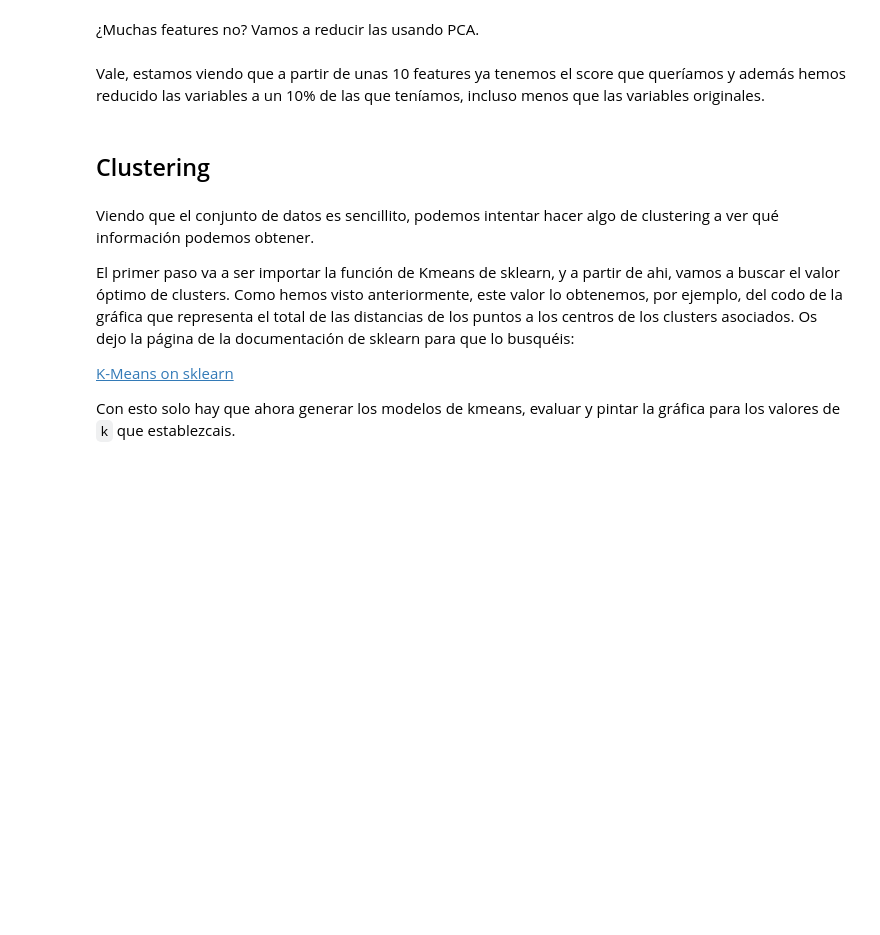
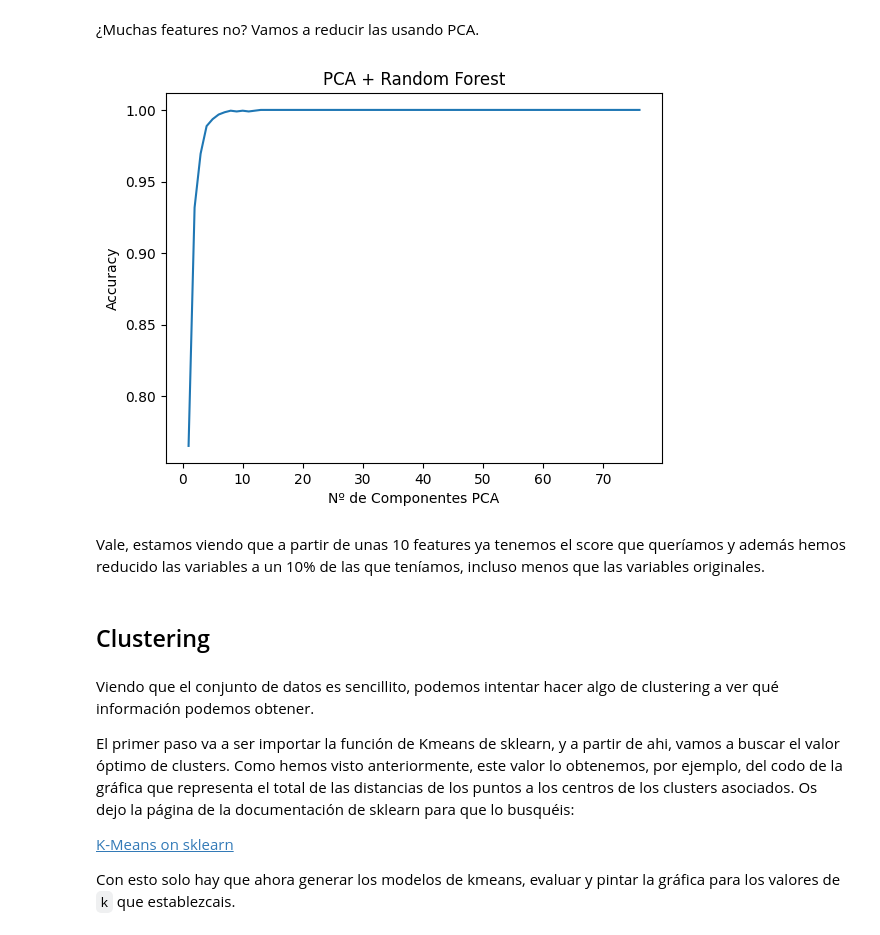
Before and after one commit to merkandez/aprendizaje_no_supervisado, a Jupyter notebook: workshop-clustering-pca.ipynb, the cells around one changed output. Saved outputs shown, nothing was run; the diff lists cells and outputs as text; code cells hidden in the pictures; blank space fills up the shorter version.

```diff
--- a/workshop-clustering-pca.ipynb
+++ b/workshop-clustering-pca.ipynb
@@ -77,6 +181,12 @@ Parece que está bastante separadito, parece que a ojo mucho se puede ver :)
 Igualmente, vamos a entrenar un clasificador a ver qué tal lo hace antes de editar más
 # %%
 from sklearn.ensemble import RandomForestClassifier
+from sklearn.metrics import accuracy_score
+
+rf = RandomForestClassifier(n_estimators=100, random_state=42)
+rf.fit(X_train, y_train)
+y_pred = rf.predict(X_test)
+accuracy_score(y_test, y_pred)
 
 # 1. Definir el clasificador y el número de estimadores
 # 2. Entrenar en train
@@ -108,3 +204,24 @@ sns.lineplot(x=n_features, y=scores)
+# %%
+n_features = range(1, X_train.shape[1]+1)
+scores = []
+
+for n in n_features:
+    pca = PCA(n_components=n)
+    X_train_pca = pca.fit_transform(X_train)
+    X_test_pca = pca.transform(X_test)
+
+    rf = RandomForestClassifier(n_estimators=100, random_state=42)
+    rf.fit(X_train_pca, y_train)
+    score = rf.score(X_test_pca, y_test)
+    scores.append(score)
+
+sns.lineplot(x=n_features, y=scores)
+plt.xlabel('Nº de Componentes PCA')
+plt.ylabel('Accuracy')
+plt.title('PCA + Random Forest')
+plt.show()
+# %% [output]
+[figure, added]
 # %% [markdown]
 Vale, estamos viendo que a partir de unas 10 features ya tenemos el score que queríamos y además hemos reducido las variables a un 10% de las que teníamos, incluso menos que las variables originales.
 # %% [markdown]
```
Also changed, not shown: parts of 21 cells of this notebook, 1 other file.
